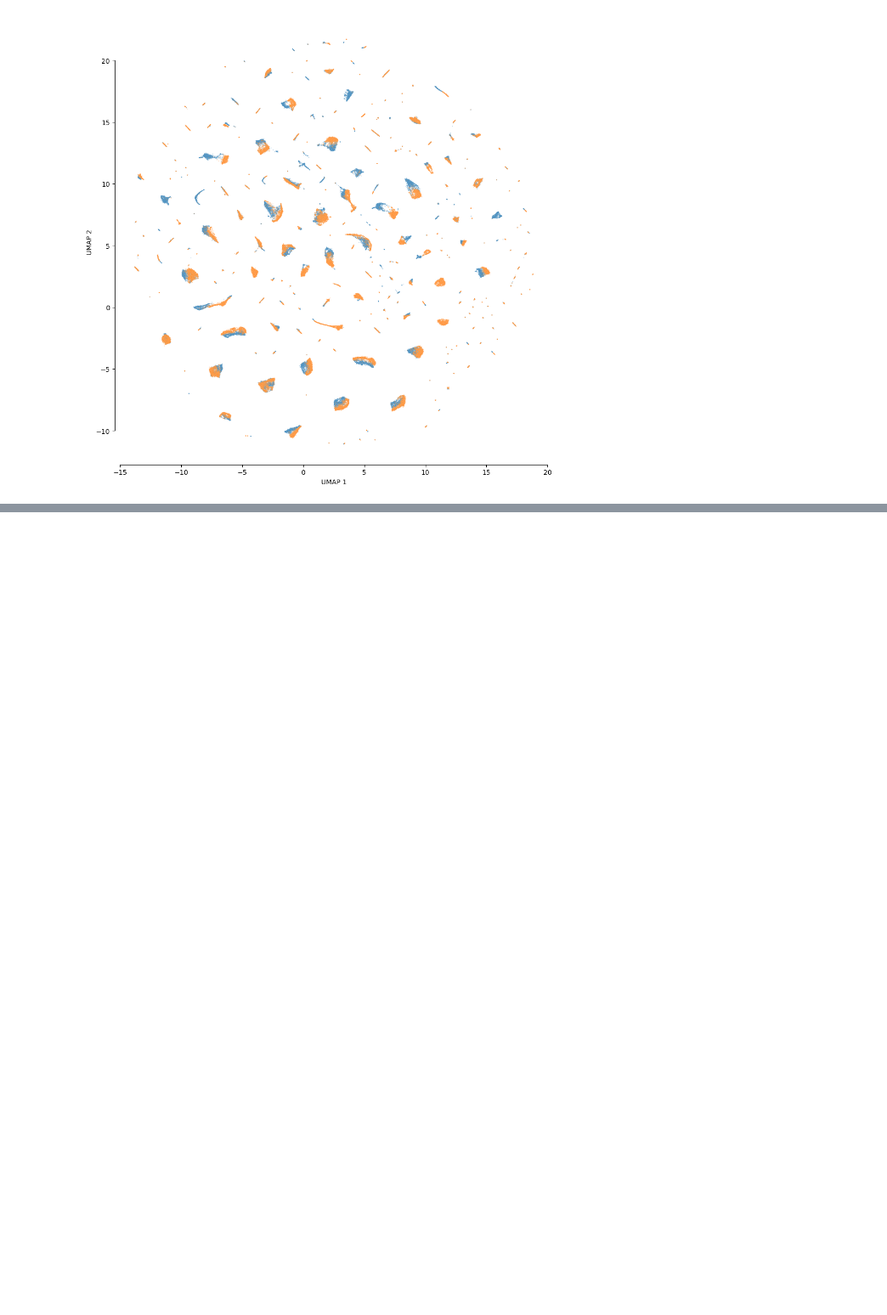
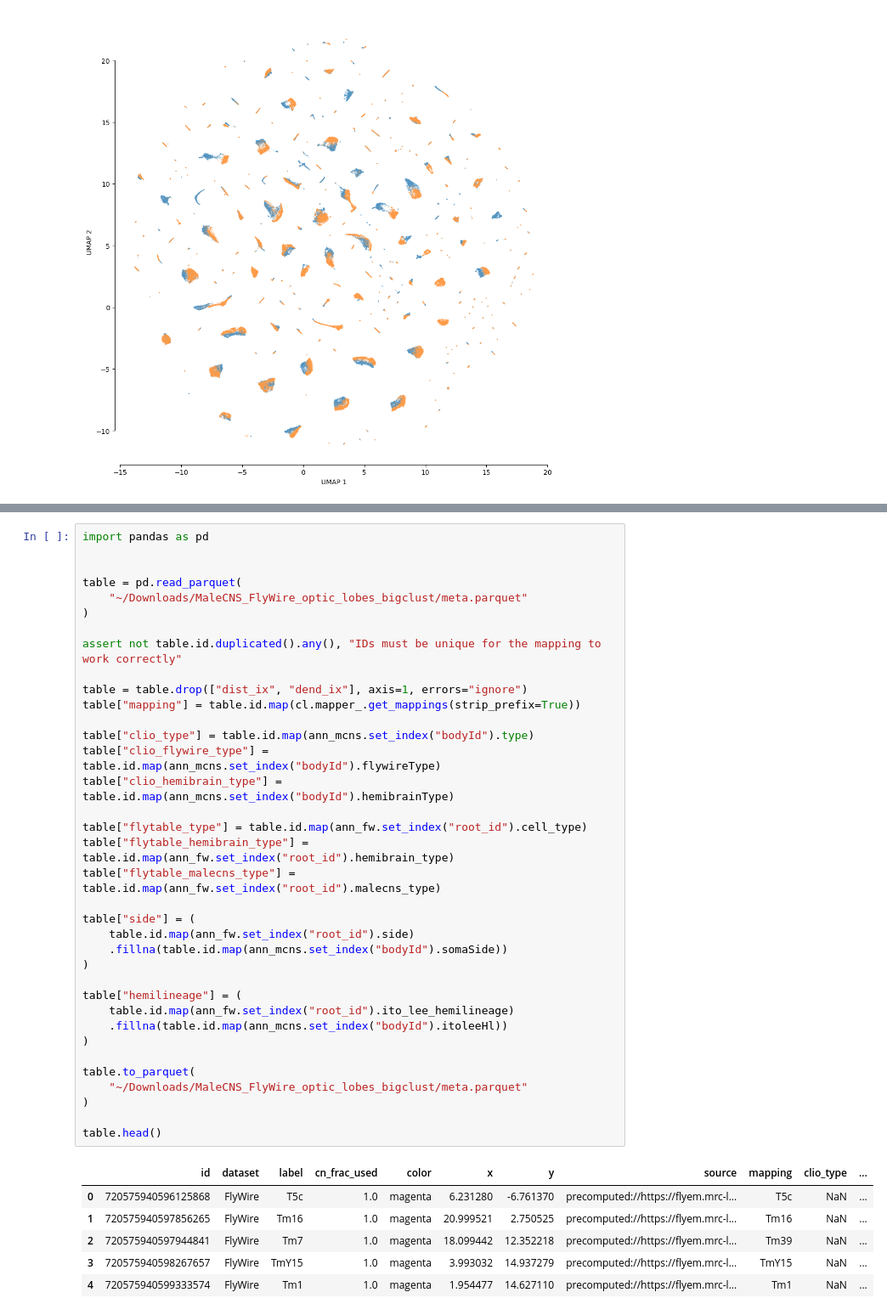
Before and after one commit to flyconnectome/cocoa, a Jupyter notebook: examples/2_malecns_flywire_optic_lobes.ipynb, the cells around one changed output, grey strips where cells are left out. Shown at 85% size. Drawn from its saved outputs; the diff is of its cells as text; blank space fills up the shorter version.

```diff
--- a/examples/2_malecns_flywire_optic_lobes.ipynb
+++ b/examples/2_malecns_flywire_optic_lobes.ipynb
@@ -147,0 +168,43 @@ plt.tight_layout()
+# %%
+import pandas as pd
+
+
+table = pd.read_parquet(
+    "~/Downloads/MaleCNS_FlyWire_optic_lobes_bigclust/meta.parquet"
+)
+
+assert not table.id.duplicated().any(), "IDs must be unique for the mapping to work correctly"
+
+table = table.drop(["dist_ix", "dend_ix"], axis=1, errors="ignore")
+table["mapping"] = table.id.map(cl.mapper_.get_mappings(strip_prefix=True))
+
+table["clio_type"] = table.id.map(ann_mcns.set_index("bodyId").type)
+table["clio_flywire_type"] = table.id.map(ann_mcns.set_index("bodyId").flywireType)
+table["clio_hemibrain_type"] = table.id.map(ann_mcns.set_index("bodyId").hemibrainType)
+
+table["flytable_type"] = table.id.map(ann_fw.set_index("root_id").cell_type)
+table["flytable_hemibrain_type"] = table.id.map(ann_fw.set_index("root_id").hemibrain_type)
+table["flytable_malecns_type"] = table.id.map(ann_fw.set_index("root_id").malecns_type)
+
+table["side"] = (
+    table.id.map(ann_fw.set_index("root_id").side)
+    .fillna(table.id.map(ann_mcns.set_index("bodyId").somaSide))
+)
+
+table["hemilineage"] = (
+    table.id.map(ann_fw.set_index("root_id").ito_lee_hemilineage)
+    .fillna(table.id.map(ann_mcns.set_index("bodyId").itoleeHl))
+)
+
+table.to_parquet(
+    "~/Downloads/MaleCNS_FlyWire_optic_lobes_bigclust/meta.parquet"
+)
+
+table.head()
+# %% [output]
+|  | id | dataset | label | cn_frac_used | color | x | y | source | mapping | clio_type | ... |
+| 0 | 720575940596125868 | FlyWire | T5c | 1.0 | magenta | 6.231280 | -6.761370 | precomputed://https://flyem.mrc-l... | T5c | NaN | ... |
+| 1 | 720575940597856265 | FlyWire | Tm16 | 1.0 | magenta | 20.999521 | 2.750525 | precomputed://https://flyem.mrc-l... | Tm16 | NaN | ... |
+| 2 | 720575940597944841 | FlyWire | Tm7 | 1.0 | magenta | 18.099442 | 12.352218 | precomputed://https://flyem.mrc-l... | Tm39 | NaN | ... |
+| 3 | 720575940598267657 | FlyWire | TmY15 | 1.0 | magenta | 3.993032 | 14.937279 | precomputed://https://flyem.mrc-l... | TmY15 | NaN | ... |
+| 4 | 720575940599333574 | FlyWire | Tm1 | 1.0 | magenta | 1.954477 | 14.627110 | precomputed://https://flyem.mrc-l... | Tm1 | NaN | ... |
```
Also changed, not shown: parts of 11 cells of this notebook, 1 other file.
